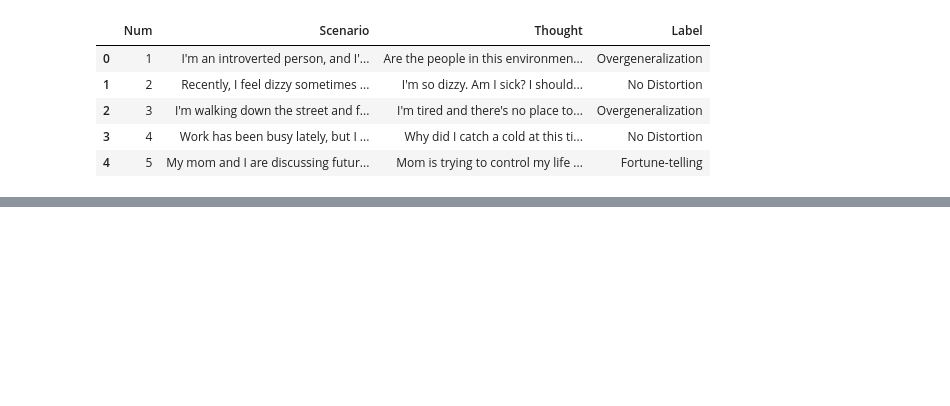
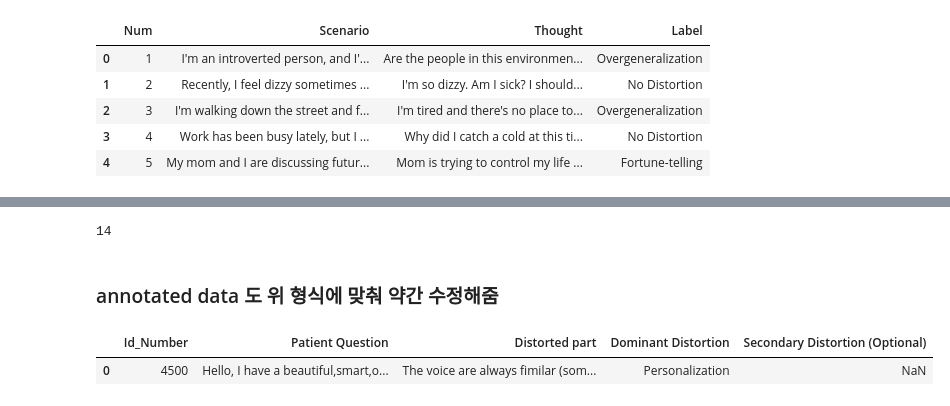
Before and after one commit to L3earl/py_purpose, a Jupyter notebook: openai_api/make_sentence_00.ipynb, the cells around one changed output, grey strips where cells are left out. Saved outputs shown, nothing was run; the diff lists cells and outputs as text; code cells hidden in the pictures; blank space fills up the shorter version.

```diff
--- a/openai_api/make_sentence_00.ipynb
+++ b/openai_api/make_sentence_00.ipynb
@@ -199,0 +602,55 @@ raw.head()
+# %%
+# 최종 문장에서 유사도 높은 문장 찾아내서 합침 (인지왜곡 문장인 Distorted part가 됨)
+
+result_df = pd.DataFrame() # 결과 저장할 데이터프레임 생성
+rmv_num = 0
+
+for i, row in dt.iterrows():
+    # 유사도 비교
+    base_list = []
+    long_list = []
+    similarity_list = []
+
+    gan_sentence = row['Cleaned']
+    # print(gan_sentence)
+
+    for base_text in row['Thought_Sentences']:
+        # print(base_text)
+        base, long, similarity = find_similar_sentences(base_text, gan_sentence)
+
+        base_list.append(base)
+        long_list.append(long)
+        similarity_list.append(similarity)
+
+    # 너무 정확도가 낮은 문장이 있다면 제외 (약 20개 제외됨)
+    has_below = any(num < 0.6 for num in similarity_list)
+    if has_below:
+        rmv_num += 1
+        continue
+
+    # long 텍스트 내 중복 제거
+    long_list = list(set(long_list))
+
+    # 유사도가 있는 경우 평균 계산, 없으면 0으로 설정
+    if similarity_list:
+        average_similarity = sum(similarity_list) / len(similarity_list)
+    else:
+        average_similarity = 0
+
+    # 데이터프레임으로 만들어서 비교
+    result = pd.DataFrame({
+        'story' : row['Cleaned'],
+        'Distorted part': [long_list],
+        'label' : row["label"],
+        'Distorted_문장분리': [base_list],
+        'Distorted_문장유사도': [similarity_list],
+        'Distorted_문장유사도평균': average_similarity,
+        '기존데이터_scenario' : row["scenario"],
+        '기존데이터_thought' : row["thought"],
+    })
+
+    result_df = pd.concat([result_df, result], ignore_index=True)
+
+print(rmv_num)
+# %% [output]
+14
@@ -199,0 +660,9 @@ raw.head()
+# %% [markdown]
+### annotated data 도 위 형식에 맞춰 약간 수정해줌
+# %%
+# 데이터 불러오기
+dt = pd.read_csv("raw_data/Annotated_data.csv")
+dt.head(1)
+# %% [output]
+|  | Id_Number | Patient Question | Distorted part | Dominant Distortion | Secondary Distortion (Optional) |
+| 0 | 4500 | Hello, I have a beautiful,smart,o... | The voice are always fimilar (som... | Personalization | NaN |
```
Also changed, not shown: parts of 46 cells of this notebook, 2 other files.
